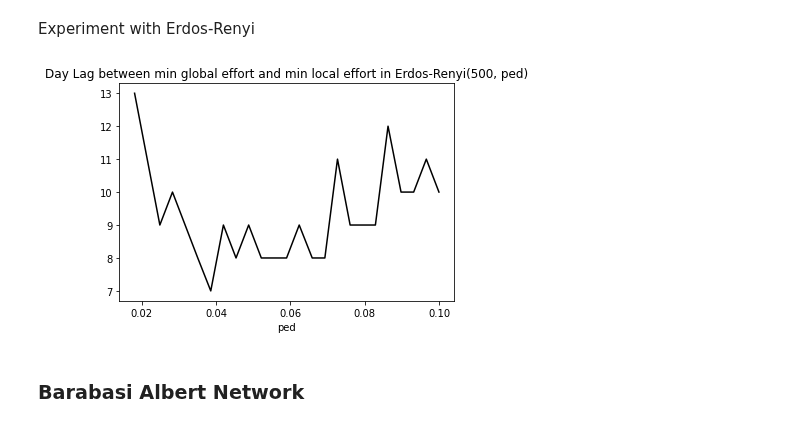
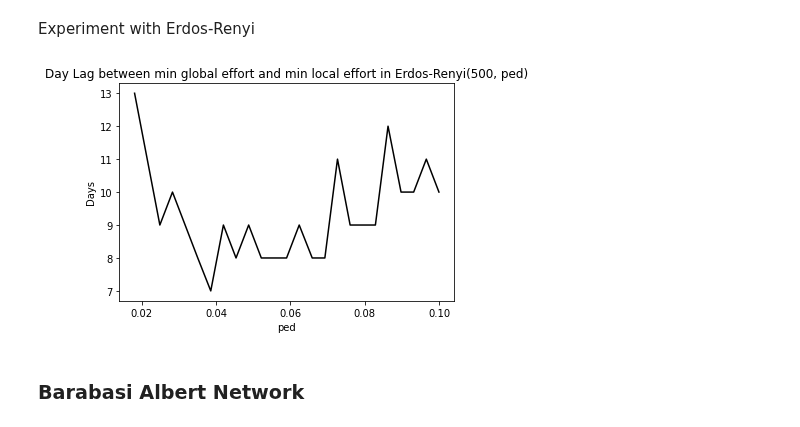
Before and after one commit to JimmyCalvoMonge/AdaptiveNetworks, a Jupyter notebook: network_experiments.ipynb, the cells around one changed output. Saved outputs shown, nothing was run; the diff lists cells and outputs as text; code cells hidden in the pictures.

```diff
--- a/network_experiments.ipynb
+++ b/network_experiments.ipynb
@@ -630,11 +630,12 @@ for conn in conns:
 # %%
 plt.figure()
 plt.plot(conns, day_lags,'-k', label="Network avg. edges reduction")
 plt.title("Day Lag between min global effort and min local effort in Erdos-Renyi(500, ped)")
 plt.xlabel("ped")
+plt.ylabel("Days")
 plt.show()
 # %% [output]
-[figure, old version]
+[figure, new version]
 # %% [markdown]
 ### Barabasi Albert Network
 # %%
```
Also changed, not shown: parts of 8 cells of this notebook.
